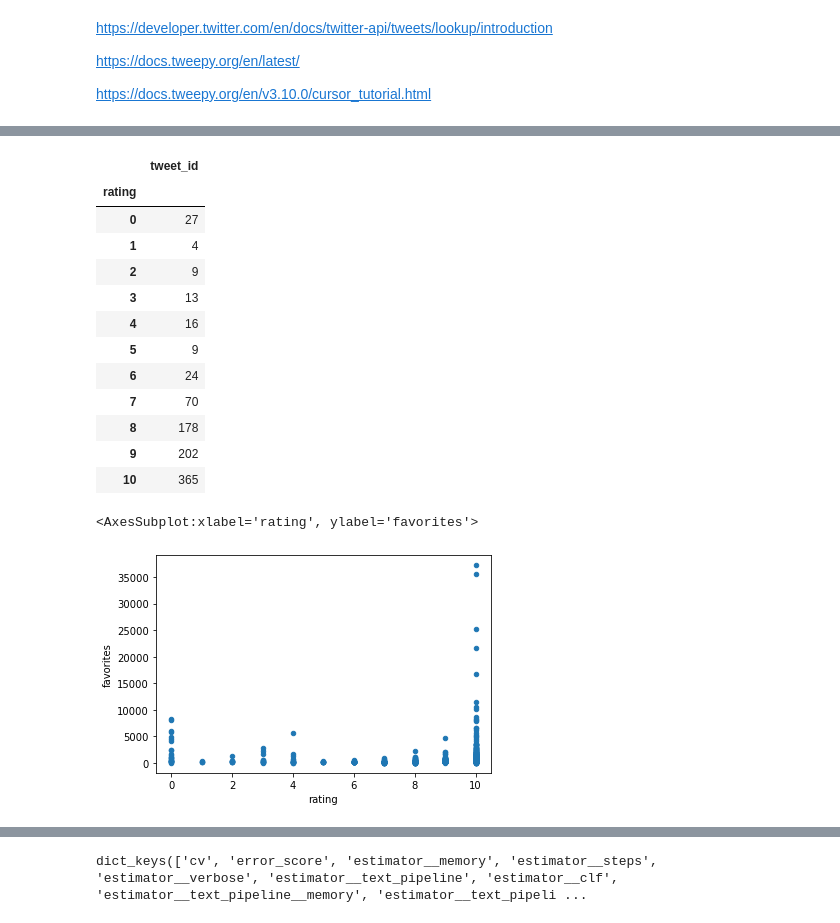
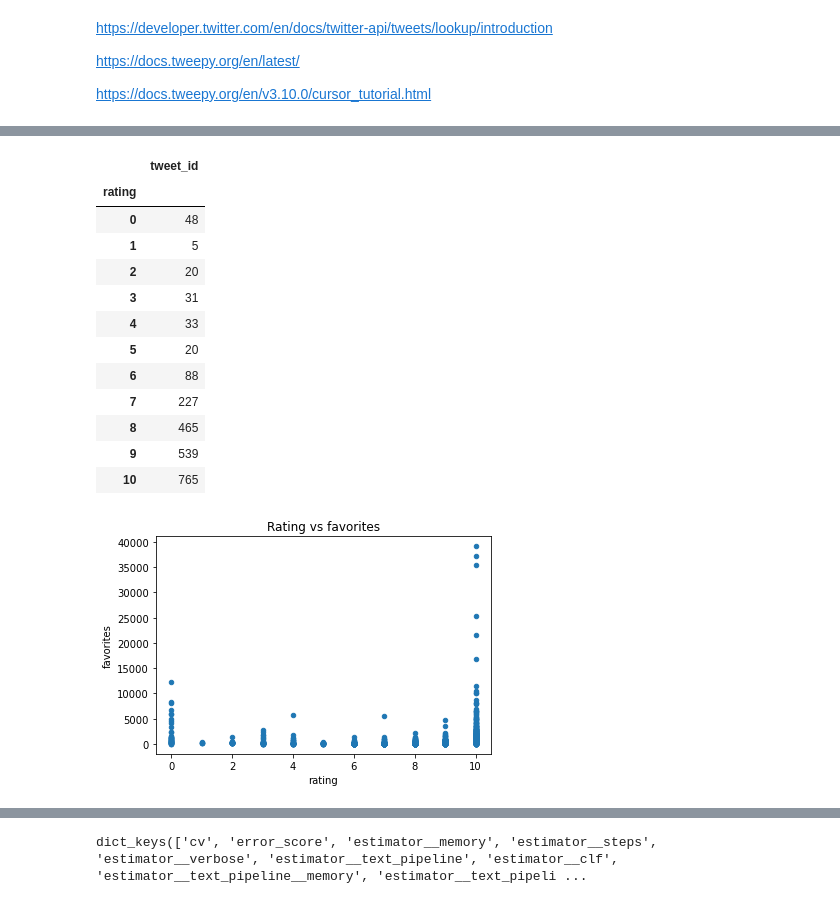
Before and after one commit to laurenmarar/RoomRater, a Jupyter notebook: RoomRater.ipynb, the cells around one changed output, grey strips where cells are left out. Saved outputs shown, nothing was run; the diff lists cells and outputs as text; code cells hidden in the pictures.

Commit message:
New tweets and model

```diff
--- a/RoomRater.ipynb
+++ b/RoomRater.ipynb
@@ -143,0 +154,4 @@ df.head(4)
+# %%
+# Load tweets
+df1 = load_data('roomratertweets.csv')
+df2 = load_data('roomratertweets2.csv')
@@ -143,0 +164,4 @@ df.head(4)
+# %%
+# Append and remove duplicates (if any)
+df = df1.append(df2)
+print(df1.shape[0], df2.shape[0], df.shape[0])
@@ -143,0 +170,3 @@ df.head(4)
+# %%
+# Overlap is unlikely if the samples are far enough apart in time; however, as a precaution we should drop duplicates
+df = df.drop_duplicates()
@@ -145,6 +176,8 @@ df.head(4)
 # Select records with rating
 def clean_data(df):
     """Input raw tweet dataframe and return cleaned dataframe"""
+    df = df.copy()
+
     rated = df[df['tweet_text'].str.contains('/10')]
 
     rated['rating'] = rated['tweet_text'].str.split('/10').str[0].str.split(' ').str[-1]
@@ -187,19 +220,20 @@ rated_clean[['tweet_id','rating']].groupby('rating').count()
 # %% [output]
 |  | tweet_id |
 | rating |  |
-| 0 | 27 |
-| 1 | 4 |
-| 2 | 9 |
-| 3 | 13 |
-| 4 | 16 |
-| 5 | 9 |
-| 6 | 24 |
-| 7 | 70 |
-| 8 | 178 |
-| 9 | 202 |
-| 10 | 365 |
+| 0 | 48 |
+| 1 | 5 |
+| 2 | 20 |
+| 3 | 31 |
+| 4 | 33 |
+| 5 | 20 |
+| 6 | 88 |
+| 7 | 227 |
+| 8 | 465 |
+| 9 | 539 |
+| 10 | 765 |
 # %%
 rated_clean.plot.scatter(x='rating',y='favorites')
+plt.title('Rating vs favorites')
+plt.show()
 # %% [output]
-<AxesSubplot:xlabel='rating', ylabel='favorites'>
-[figure, old version]
+[figure, new version]
```
Also changed, not shown: parts of 53 cells of this notebook, 1 other file.
